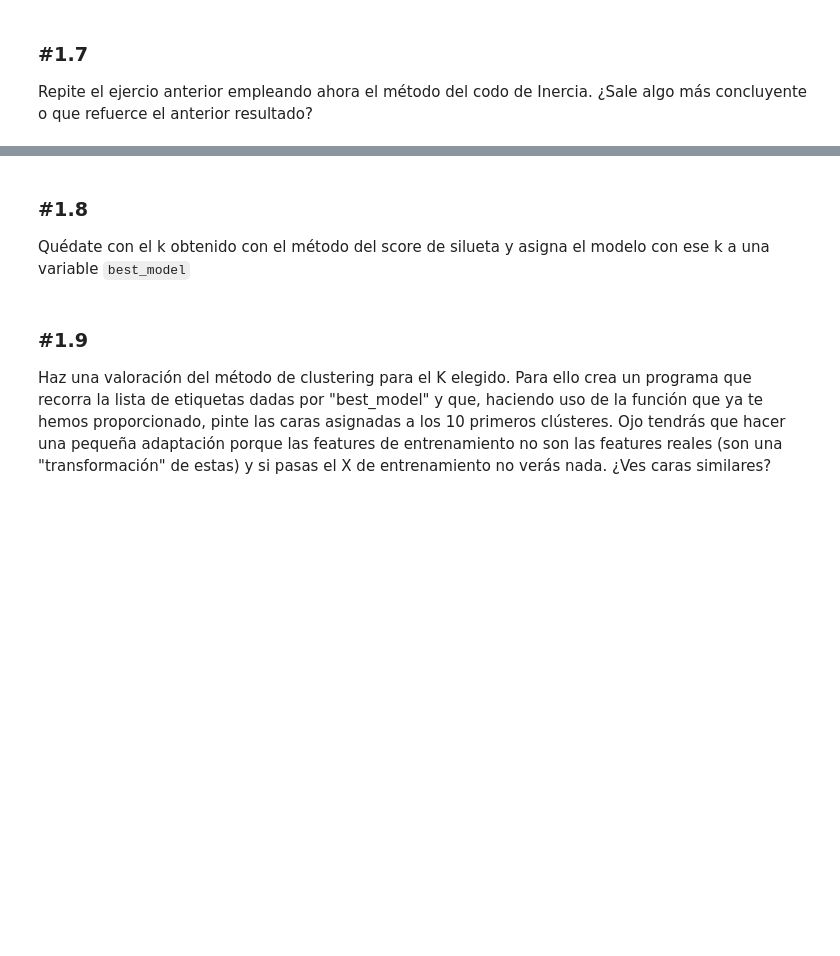
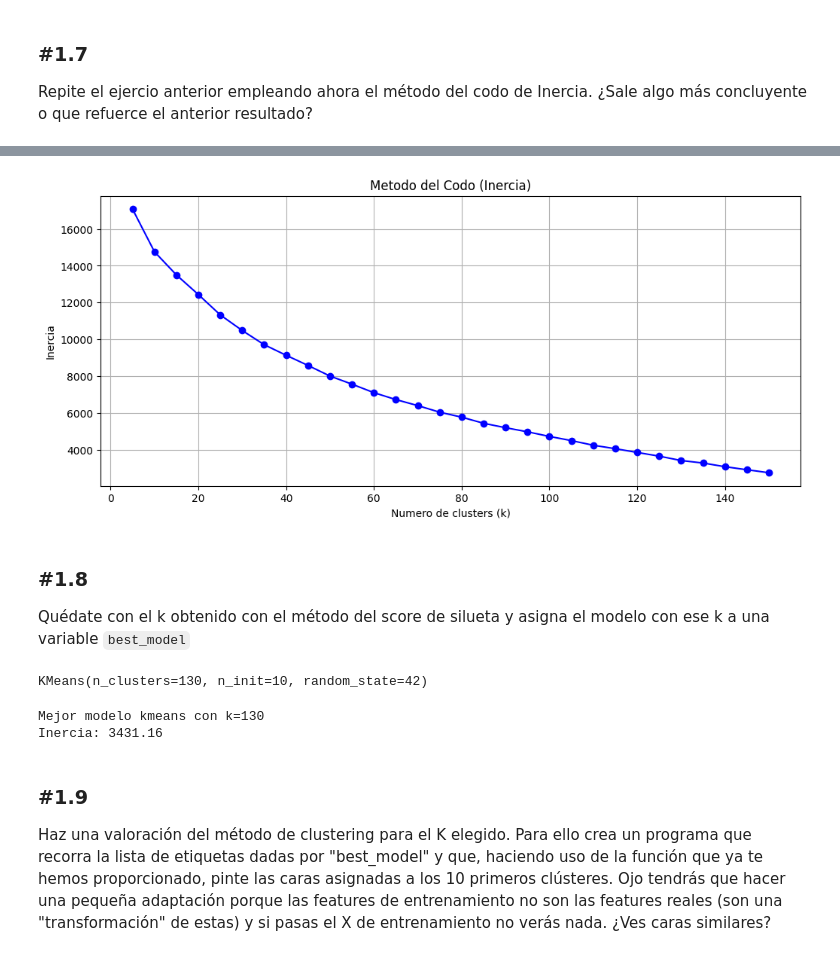
Before and after one commit to juanfcia/ds-bootcamp-juanfcia, a Jupyter notebook: 04_Machine_Learning/Sprint_13/Unidad_01_ML_No_Supervisado_Clustering_KMeans/03_Practica_Obligatoria/18_Practica_Obligatoria_Clustering_KMeans.ipynb, the cells around one changed output, grey strips where cells are left out. Drawn from its saved outputs; the diff is of its cells as text; code cells hidden in the pictures; blank space fills up the shorter version.

```diff
--- a/04_Machine_Learning/Sprint_13/Unidad_01_ML_No_Supervisado_Clustering_KMeans/03_Practica_Obligatoria/18_Practica_Obligatoria_Clustering_KMeans.ipynb
+++ b/04_Machine_Learning/Sprint_13/Unidad_01_ML_No_Supervisado_Clustering_KMeans/03_Practica_Obligatoria/18_Practica_Obligatoria_Clustering_KMeans.ipynb
@@ -137,3 +259,11 @@ Aquí viene la parte del león. A continuación, agrupa las imágenes utilizando
 ### #1.7
 
 Repite el ejercio anterior empleando ahora el método del codo de Inercia. ¿Sale algo más concluyente o que refuerce el anterior resultado?
+# %%
+inertias = []
+
+for k in best_k:
+    kmeans = KMeans(n_clusters=k, random_state=42, n_init=10)
+    kmeans.fit(X_train_pca)
+    inertias.append(kmeans.inertia_)
+    print(f"k={k:3d} -> Inercia: {kmeans.inertia_:.2f}")
@@ -140,7 +288,32 @@ Repite el ejercio anterior empleando ahora el método del codo de Inercia. ¿Sal
+# %%
+# Grafico
+
+plt.figure(figsize=(12, 5))
+plt.plot(list(best_k), inertias, "bo-")
+plt.xlabel("Número de clusters (k)")
+plt.ylabel("Inercia")
+plt.title("Método del Codo")
+plt.grid(True)
+plt.show()
+
+# No hay ningún codo visible
+# %% [output]
+[figure, added]
 # %% [markdown]
 ### #1.8
 
 Quédate con el k obtenido con el método del score de silueta y asigna el modelo con ese k a una variable `best_model`
+# %%
+best_model = KMeans(n_clusters=best_k_silhouette, random_state=42, n_init=10)
+best_model.fit(X_train_pca)
+# %% [output]
+KMeans(n_clusters=130, n_init=10, random_state=42)
+# %%
+print(f"Mejor modelo kmeans con k={best_k_silhouette}")
+print(f"Inercia: {best_model.inertia_:.2f}")
+# %% [output]
+Mejor modelo kmeans con k=130
+Inercia: 3431.16
 # %% [markdown]
 ### #1.9
 
```
Also changed, not shown: parts of 22 cells of this notebook.
